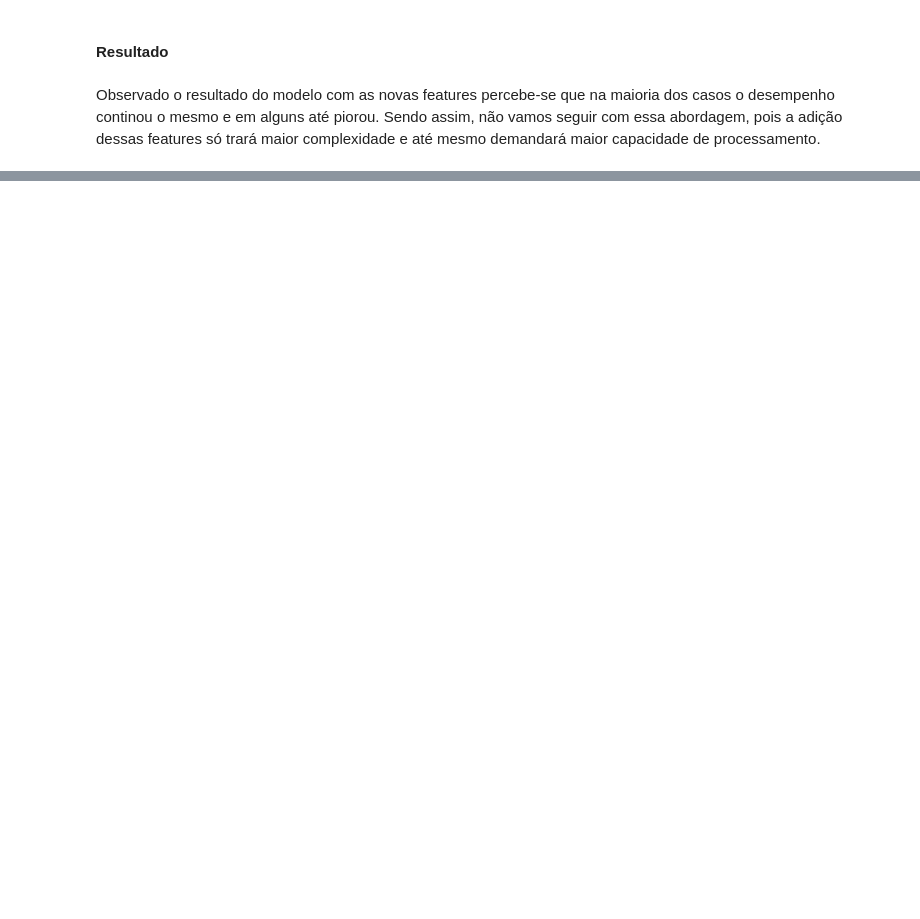
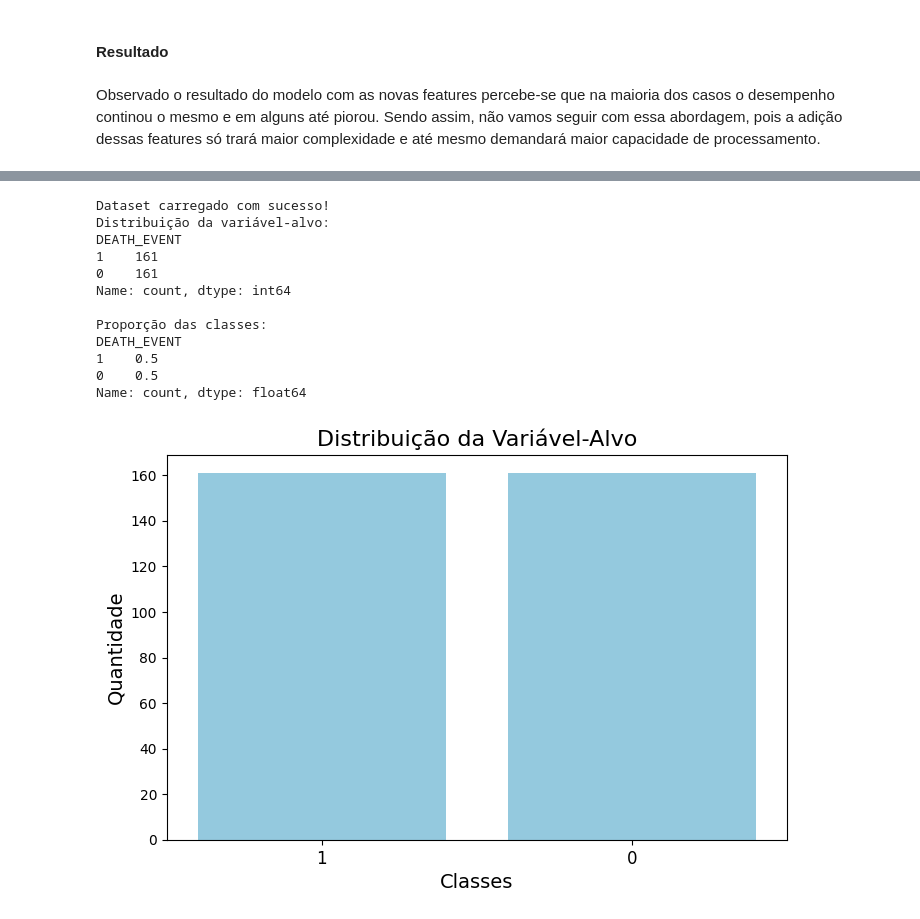
Before and after one commit to batista-neto/data-mining-heart-failure, a Jupyter notebook: main.ipynb, the cells around one changed output, grey strips where cells are left out. Drawn from its saved outputs; the diff is of its cells as text; code cells hidden in the pictures; blank space fills up the shorter version.

```diff
--- a/main.ipynb
+++ b/main.ipynb
@@ -1009,0 +810,39 @@ Observado o resultado do modelo com as novas features percebe-se que na maioria
+# %%
+#Carregando o dataset
+dataLoader = DataLoader('./Datasets/heart_failure_clinical_records_dataset.csv')
+dataset_original = dataLoader.load_data()
+
+#Modelo utilizado
+model = ModelStrategy().ModelStrategy(ModelsType.LogisticRegression.value)
+
+#Coluna alvo
+target_column = DatasetColuns.DEATH_EVENT.value
+
+#Balanceamento
+class_balance = BalanceAnalyser(dataset_original, DatasetColuns.DEATH_EVENT.value, balance_strategy)
+balance_dataset = class_balance.balance(BalanceTypes.SMOTETomek.value)
+
+#Tratamento de outliers
+class_outlier = OutlierAnalyzer(balance_dataset, target_column, outlier_detector_strategy, outlier_remover_strategy)
+outlier_dataset = class_outlier.transform(OutliersRemovers.LOGARITIMO.value)
+
+#Normalização
+class_scaler = DataScaler(outlier_dataset, DatasetColuns.DEATH_EVENT.value, scaler_strategy)
+scaler_dataset = class_scaler.scale_data(ScalerTypes.StandardScaler.value)
+
+#Dataset final
+final_dataset = scaler_dataset
+# %% [output]
+Dataset carregado com sucesso!
+Distribuição da variável-alvo:
+DEATH_EVENT
+1    161
+0    161
+Name: count, dtype: int64
+
+Proporção das classes:
+DEATH_EVENT
+1    0.5
+0    0.5
+Name: count, dtype: float64
+[figure, added]
```
Also changed, not shown: parts of 61 cells of this notebook, 4 other files.
